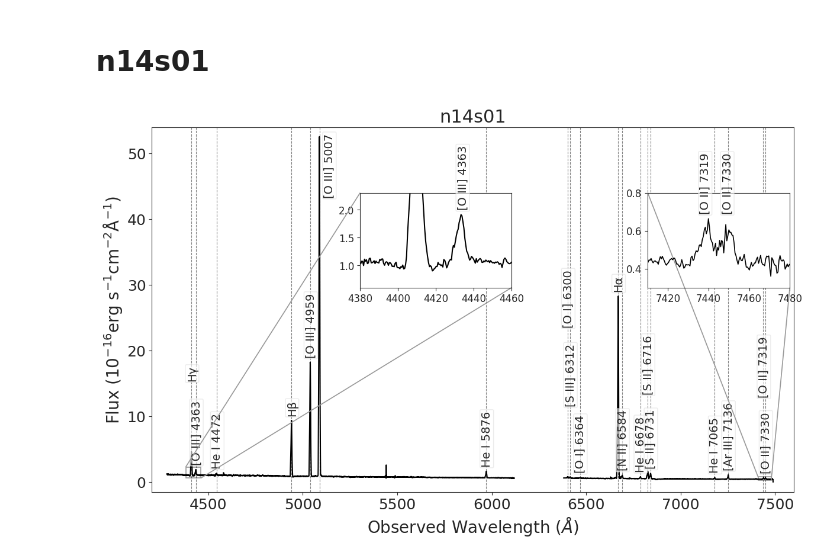
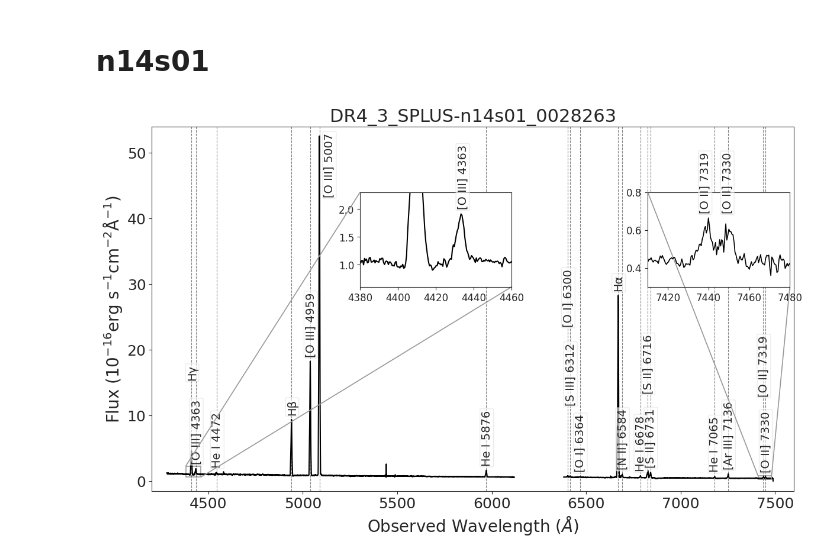
Before and after one commit to AngelGSoto/SpectraPlotterLabel, a Jupyter notebook: Notebooks/SpectraPlotterLabel_subplot-automatic_FITS_cleaned.ipynb, the cells around one changed output. Cells and saved outputs as stored; diff of their text form; code cells hidden in the pictures.

```diff
--- a/Notebooks/SpectraPlotterLabel_subplot-automatic_FITS_cleaned.ipynb
+++ b/Notebooks/SpectraPlotterLabel_subplot-automatic_FITS_cleaned.ipynb
@@ -271,31 +271,31 @@ emission_lines2 = {
 # %%
 # Example usage
 path = "../spectra_luis/"
 namefile2 = "n14s01_1D_aberturaOIII.fits"
 z2 =  0.0162
 # Specify which lines should not have their labels adjusted
 no_displace_lines2 = ["Hα"]
 # Define lines to displace and their factor
 # Define the lines and their respective displacement factors
 displace_lines2 = {
     "Hγ": 10.,
     "[O III] 5007": -10.,
     "[O I] 6300": 22.,
     "[S III] 6312": 10.,
     "[S II] 6716": 11.,
     "[O II] 7319": 11.5 # Apply a displacement factor of 1.5 to the Hα line  # Apply a displacement factor of 3.0 to the OIII line
 }
 
 # Define line to displacing in x-axis
 displace_lines_x2 = {
     "[O III] 5007": 50,
     }
 
 wavelengths2, flux2 = extract_spectrum(path, namefile2)
-savefig2 = "../spectra_luis/n14s01-spec-v3.png"
+savefig2 = "../Spectra_v4/n14s01-spec-v4.png"
 plot_spectrum(wavelengths2, flux2, emission_lines2, z=z2, xlim=(4200, 7600), ylim=(-1.5, 54), displace_lines=displace_lines2,
               displace_lines_x=displace_lines_x2, inset_positions= (-10, 100, 800, 500),
               inset_xlim=(4380, 4460), inset_ylim=(0.6, 2.3),
-              inset_positions2= (460, 100, 800, 500), inset_xlim2=(7410, 7480), inset_ylim2=(0.3, 0.8), savefig=savefig2, title="n14s01")
+              inset_positions2= (460, 100, 800, 500), inset_xlim2=(7410, 7480), inset_ylim2=(0.3, 0.8), savefig=savefig2, title="DR4_3_SPLUS-n14s01_0028263")
 # %% [output]
-[figure, old version]
+[figure, new version]
```
Also changed, not shown: parts of 1 cell of this notebook, 10 other files.
